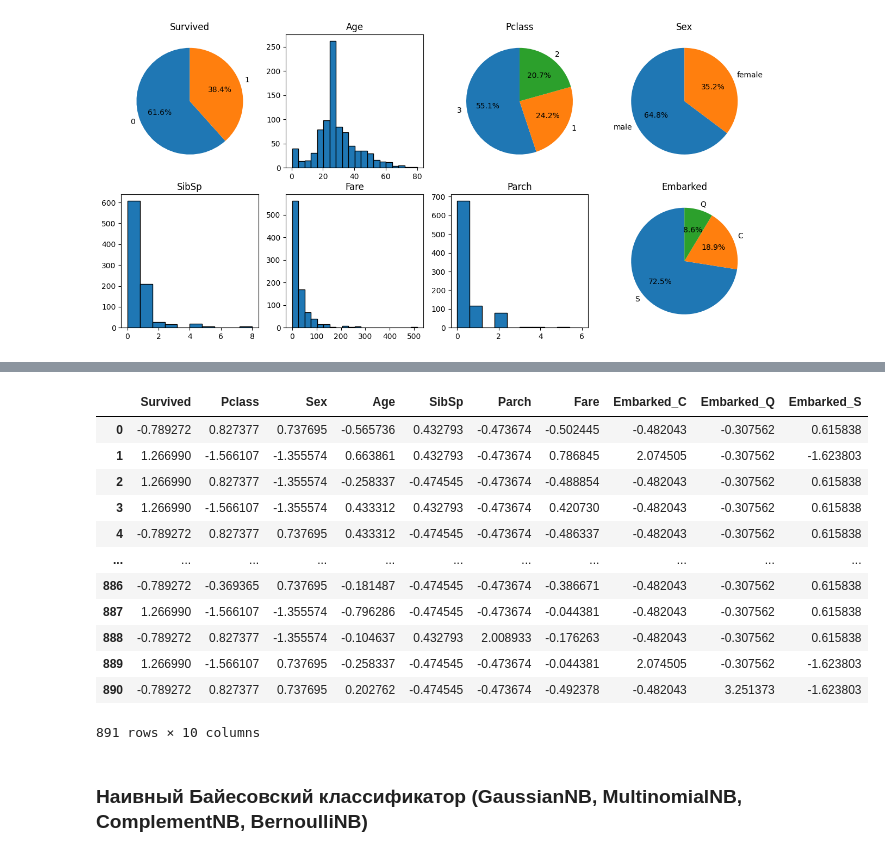
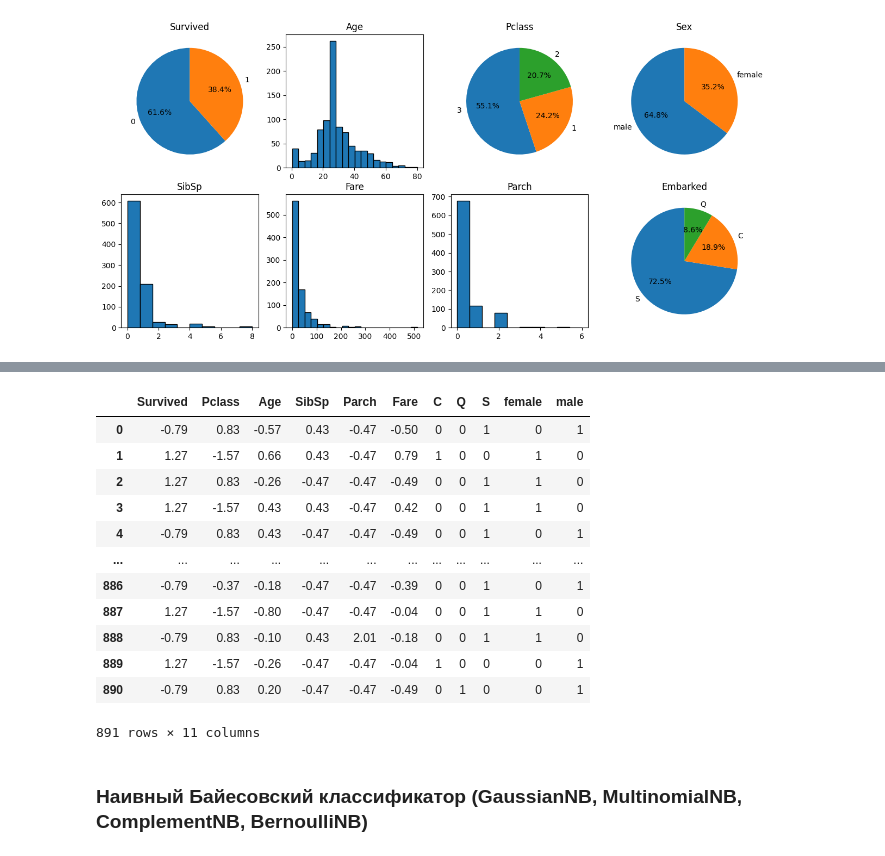
Before and after one commit to ladnodanil/ml1, a Jupyter notebook: laba3.ipynb, the cells around one changed output, grey strips where cells are left out. Saved outputs shown, nothing was run; the diff lists cells and outputs as text; code cells hidden in the pictures.

```diff
--- a/laba3.ipynb
+++ b/laba3.ipynb
@@ -173,8 +173,4 @@ Text(0.5, 1.0, 'Embarked')
 [figure]
 # %%
 data['Embarked'] = data['Embarked'].fillna('Missing')
-data = pd.get_dummies(data, columns=['Embarked'], drop_first=False, dtype='int8')
-map_sex = {'male':1, 'female':0}
-
-data['Sex'] = data['Sex'].map(map_sex)
 # %%
@@ -192,24 +192,29 @@ data.describe()
 # %%
 
 from sklearn.preprocessing import StandardScaler
 
 scaler = StandardScaler()
 
-data_scaled = pd.DataFrame(scaler.fit_transform(data),columns=data.columns)
-
-data_scaled
+num = data.drop(['Embarked', 'Sex'], axis=1)
+data_scaled = pd.DataFrame(
+    scaler.fit_transform(num),
+    columns=num.columns,
+    index=data.index
+)
+data_scaled = pd.concat([data_scaled, pd.get_dummies(data.Embarked, drop_first=False, dtype='int8'), pd.get_dummies(data.Sex, drop_first=False, dtype='int8')], axis=1)
+data_scaled.round(2)
 # %% [output]
-|  | Survived | Pclass | Sex | Age | SibSp | Parch | Fare | Embarked_C | Embarked_Q | Embarked_S |
-| 0 | -0.789272 | 0.827377 | 0.737695 | -0.565736 | 0.432793 | -0.473674 | -0.502445 | -0.482043 | -0.307562 | 0.615838 |
-| 1 | 1.266990 | -1.566107 | -1.355574 | 0.663861 | 0.432793 | -0.473674 | 0.786845 | 2.074505 | -0.307562 | -1.623803 |
-| 2 | 1.266990 | 0.827377 | -1.355574 | -0.258337 | -0.474545 | -0.473674 | -0.488854 | -0.482043 | -0.307562 | 0.615838 |
-| 3 | 1.266990 | -1.566107 | -1.355574 | 0.433312 | 0.432793 | -0.473674 | 0.420730 | -0.482043 | -0.307562 | 0.615838 |
-| 4 | -0.789272 | 0.827377 | 0.737695 | 0.433312 | -0.474545 | -0.473674 | -0.486337 | -0.482043 | -0.307562 | 0.615838 |
-| ... | ... | ... | ... | ... | ... | ... | ... | ... | ... | ... |
-| 886 | -0.789272 | -0.369365 | 0.737695 | -0.181487 | -0.474545 | -0.473674 | -0.386671 | -0.482043 | -0.307562 | 0.615838 |
-| 887 | 1.266990 | -1.566107 | -1.355574 | -0.796286 | -0.474545 | -0.473674 | -0.044381 | -0.482043 | -0.307562 | 0.615838 |
-| 888 | -0.789272 | 0.827377 | -1.355574 | -0.104637 | 0.432793 | 2.008933 | -0.176263 | -0.482043 | -0.307562 | 0.615838 |
-| 889 | 1.266990 | -1.566107 | 0.737695 | -0.258337 | -0.474545 | -0.473674 | -0.044381 | 2.074505 | -0.307562 | -1.623803 |
-| 890 | -0.789272 | 0.827377 | 0.737695 | 0.202762 | -0.474545 | -0.473674 | -0.492378 | -0.482043 | 3.251373 | -1.623803 |
+|  | Survived | Pclass | Age | SibSp | Parch | Fare | C | Q | S | female | male |
+| 0 | -0.79 | 0.83 | -0.57 | 0.43 | -0.47 | -0.50 | 0 | 0 | 1 | 0 | 1 |
+| 1 | 1.27 | -1.57 | 0.66 | 0.43 | -0.47 | 0.79 | 1 | 0 | 0 | 1 | 0 |
+| 2 | 1.27 | 0.83 | -0.26 | -0.47 | -0.47 | -0.49 | 0 | 0 | 1 | 1 | 0 |
+| 3 | 1.27 | -1.57 | 0.43 | 0.43 | -0.47 | 0.42 | 0 | 0 | 1 | 1 | 0 |
+| 4 | -0.79 | 0.83 | 0.43 | -0.47 | -0.47 | -0.49 | 0 | 0 | 1 | 0 | 1 |
+| ... | ... | ... | ... | ... | ... | ... | ... | ... | ... | ... | ... |
+| 886 | -0.79 | -0.37 | -0.18 | -0.47 | -0.47 | -0.39 | 0 | 0 | 1 | 0 | 1 |
+| 887 | 1.27 | -1.57 | -0.80 | -0.47 | -0.47 | -0.04 | 0 | 0 | 1 | 1 | 0 |
+| 888 | -0.79 | 0.83 | -0.10 | 0.43 | 2.01 | -0.18 | 0 | 0 | 1 | 1 | 0 |
+| 889 | 1.27 | -1.57 | -0.26 | -0.47 | -0.47 | -0.04 | 1 | 0 | 0 | 0 | 1 |
+| 890 | -0.79 | 0.83 | 0.20 | -0.47 | -0.47 | -0.49 | 0 | 1 | 0 | 0 | 1 |
-891 rows × 10 columns
+891 rows × 11 columns
 # %%
```
Also changed, not shown: parts of 10 cells of this notebook, 1 other file.
